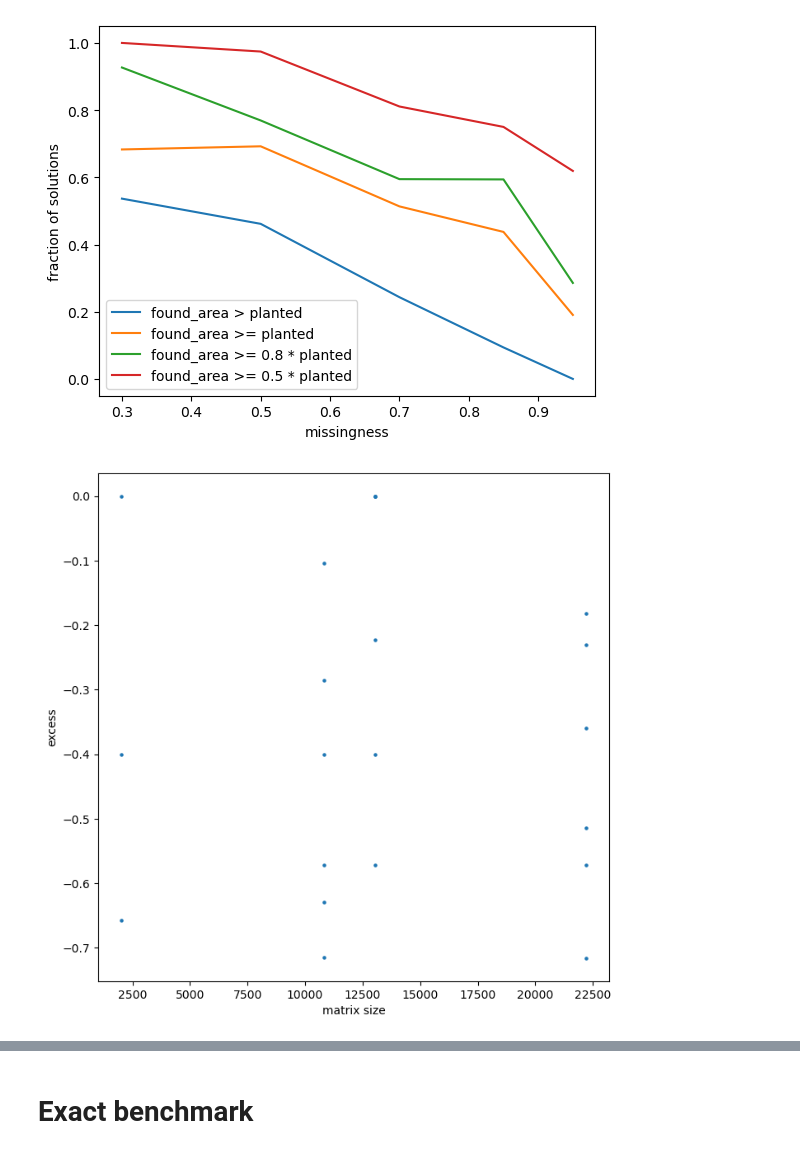
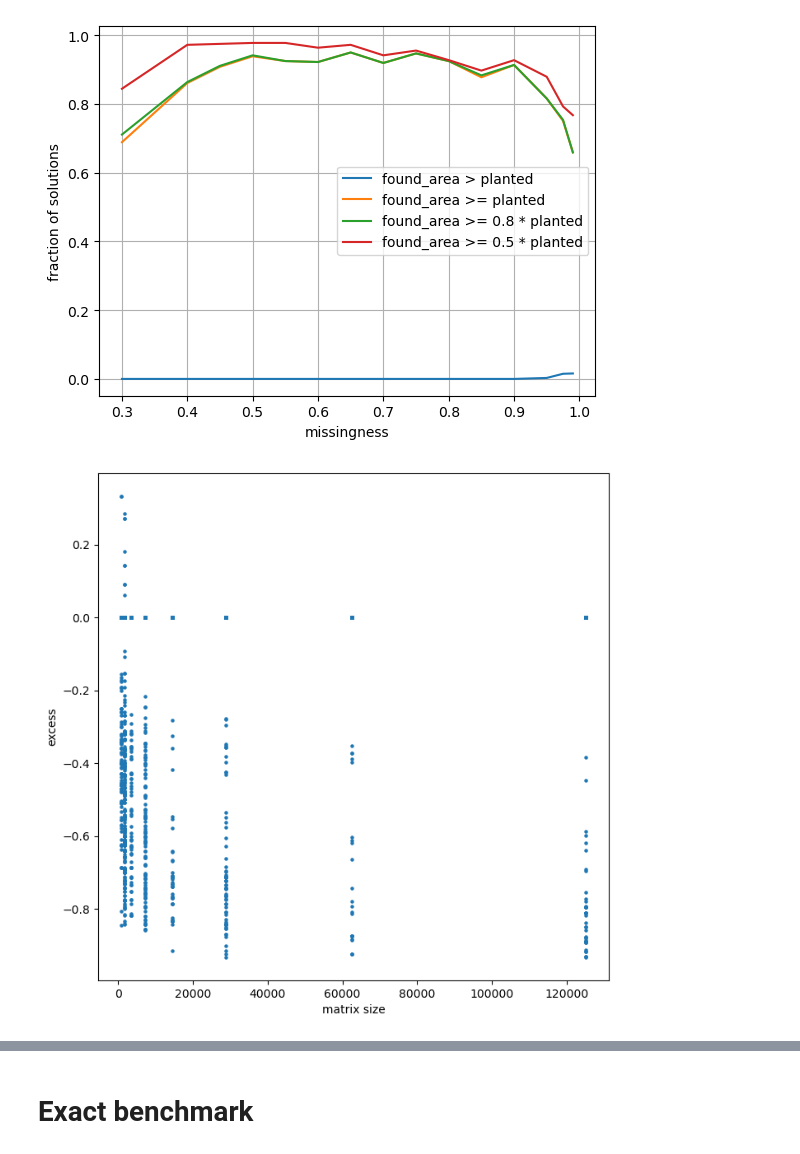
Before and after one commit to reebme/rabbit-holes, a Jupyter notebook: notebooks/01_complete_submatrix.ipynb, the cells around one changed output, grey strips where cells are left out. Saved outputs shown, nothing was run; the diff lists cells and outputs as text; code cells hidden in the pictures.

```diff
--- a/notebooks/01_complete_submatrix.ipynb
+++ b/notebooks/01_complete_submatrix.ipynb
@@ -236,3 +152,22 @@ def Pareto_frontier(matrices):
 # %%
-results_file = Path("../results/submatrix_planted_results_20260710_093819.txt").resolve()
-results = pd.read_csv(results_file)
+# 2000x3000
+# results_file = Path("../results/submatrix_planted_results_20260711_193602.txt").resolve()
+
+# final experiment, small matrices
+# results_file_name = "submatrix_planted_results_20260713_114156.csv"
+
+# results with basic_prune_to_complete
+# results_file_name = "submatrix_planted_results_20260715_111048.csv"
+
+# with reintroducing rows and columns
+results_file_name = "submatrix_planted_results_20260715_194913.csv"
+
+results_folder = Path("../results/benchmarking_submatrices/").resolve()
+results = pd.read_csv(results_folder / results_file_name)
+# %%
+total_len = len(results)
+basic_mask = results['C'] == -1
+basic_results = results[basic_mask]
+results = results[~basic_mask]
+
+assert len(basic_results) + len(results) == total_len
@@ -239,13 +176,10 @@ results = pd.read_csv(results_file)
 # %%
+# TODO disctinct result should be distinct subset of rows and cols, not distinct size, as it is now
 distinct_results = []
 
 seeds = results["seed"].unique()
 for seed in seeds:
     seed_mask = results["seed"] == seed
-    distinct_results.append(distinct_solutions(results[seed_mask]))
+    distinct_results.append(submatrix.distinct_solutions(results[seed_mask]))
 
 distinct_results = pd.concat(distinct_results).reset_index()
-
-# no of cases with no solution found
-no_solutions_no = len(results['seed'].unique()) - len(distinct_results['seed'].unique())
-print(f"No of matrices where no solution was found: {no_solutions_no}")
@@ -263,7 +214,7 @@ distinct_results.head()
 # %%
 largest_area_results = (
     distinct_results.loc[distinct_results.groupby(by='seed')['found_area'].idxmax(),
-        ['found_area', 'row_cnt', 'col_cnt', 'time_sec', 'C', 'complete_rows', 'complete_cols', 'missingness', 'big_rows', 'big_cols']
+        ['found_area', 'row_cnt', 'col_cnt', 'time_sec', 'C', 'complete_rows', 'complete_cols', 'missingness', 'big_rows', 'big_cols', 'seed']
     ]
 )
 largest_area_results['excess'] = (
@@ -333,21 +297,23 @@ plt.show()
 # %%
 plt.plot(summary_by_missingness['missingness'], summary_by_missingness['frac_g_planted'], label='found_area > planted')
 plt.plot(summary_by_missingness['missingness'], summary_by_missingness['frac_ge_planted'], label='found_area >= planted')
 plt.plot(summary_by_missingness['missingness'], summary_by_missingness['frac_ge_08_planted'], label='found_area >= 0.8 * planted')
 plt.plot(summary_by_missingness['missingness'], summary_by_missingness['frac_ge_05_planted'], label='found_area >= 0.5 * planted')
 plt.xlabel("missingness")
 plt.ylabel("fraction of solutions")
+plt.grid(True)
 plt.legend()
 plt.show()
 # %% [output]
-[figure, old version]
+[figure, new version]
 # %%
 largest_area_results['big_area'] = largest_area_results['big_rows'] * largest_area_results['big_cols']
 # %%
 #mask = largest_area_results['excess'] < 3
 #plot_df = largest_area_results[mask]
-mask = largest_area_results['missingness'] == 0.95
-plot_df = largest_area_results[mask]
+#mask = largest_area_results['missingness'] == 0.95
+#plot_df = largest_area_results[mask]
+plot_df = largest_area_results
 
 fig, ax = plt.subplots(figsize=(8,8))
 ax.scatter(plot_df['big_area'], plot_df['excess'], s=5)
@@ -355,4 +321,4 @@ ax.set_xlabel("matrix size")
 ax.set_ylabel("excess")
 plt.show()
 # %% [output]
-[figure, old version]
+[figure, new version]
```
Also changed, not shown: parts of 54 cells of this notebook.
